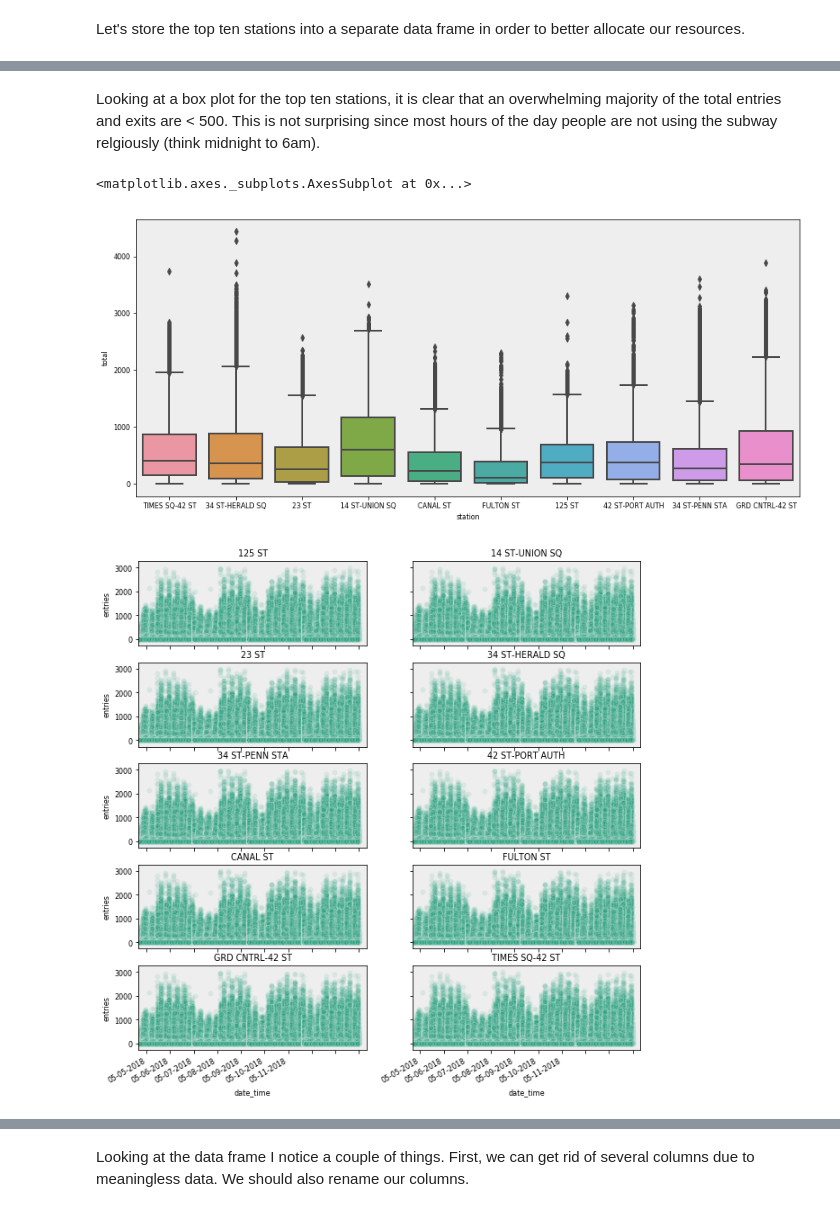
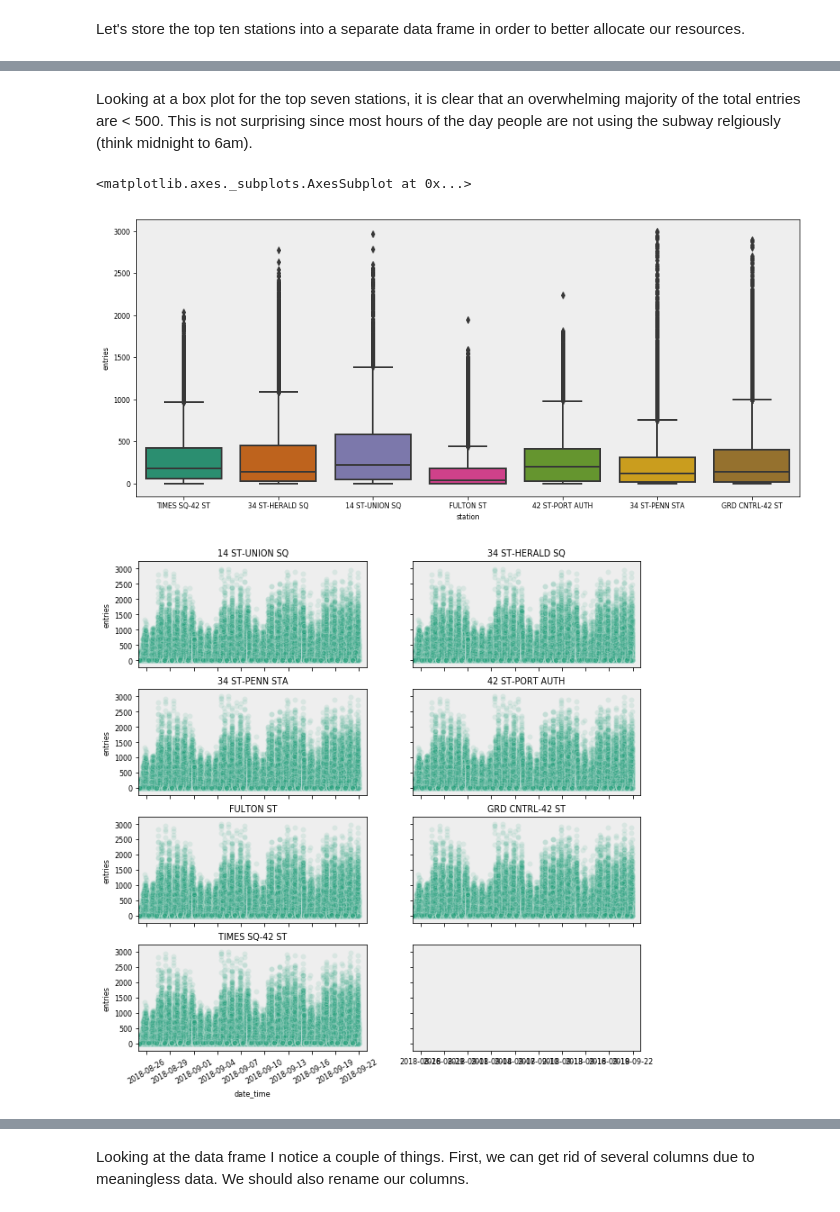
Before and after one commit to DimitriTheoharatos/ProjectBenson, a Jupyter notebook: MTA_EDA_Dimitri-v2.ipynb, the cells around one changed output, grey strips where cells are left out. Cells and saved outputs as stored; diff of their text form; code cells hidden in the pictures.

```diff
--- a/MTA_EDA_Dimitri-v2.ipynb
+++ b/MTA_EDA_Dimitri-v2.ipynb
@@ -237,15 +307,0 @@ In order to do this, we will need to convert the strings and times into a dateti
-# %%
-rcParams['figure.figsize'] = (10, 6)
-rcParams['font.size'] = 14
-
-
-ax = sns.scatterplot(combined_df.date_time, combined_df.entries, alpha=0.1)
-plt.xlim(pd.to_datetime('2018-08-25'),pd.to_datetime('2018-09-22'))
-
-#ax.set_xticklabels(['Week1','Week2','05-07-2018',\
-        #            '05-08-2018','05-09-2018','05-10-2018','05-11-2018'], \
-         #          rotation=90, ha="right")
-#plt.axvline(pd.to_datetime('05-07-2018 07:30:00'), 0, .5, color='r', linewidth = 0.9)
-#plt.axvline(pd.to_datetime('05-07-2018 13:00:00'), 0, .5, color='r', linewidth = 0.9)
-#plt.axvline(pd.to_datetime('05-07-2018 18:00:00'), 0, .5, color='r', linewidth = 0.9)
-#plt.axvline(pd.to_datetime('05-07-2018 22:00:00'), 0, .5, color='r', linewidth = 0.9)
@@ -254,0 +308,11 @@ plt.xlim(pd.to_datetime('2018-08-25'),pd.to_datetime('2018-09-22'))
+# %%
+rcParams['figure.figsize'] = (10, 6)
+rcParams['font.size'] = 10
+
+
+ax = sns.scatterplot(combined_df.date_time, combined_df.entries, alpha=0.1)
+plt.xlim(pd.to_datetime('2018-08-25'),pd.to_datetime('2018-09-22'))
+
+ax.set_xticklabels(['08/27','08/30','09/02','09/05','09/08', '09/11','09/14','09/17', '9/20'])
+
+plt.show()
@@ -257,4 +342,3 @@ Let's store the top ten stations into a separate data frame in order to better a
 # %%
-sorted_stations = grouped_by_station.sort_values(['total'],\
-                                                ascending = False)
-top_ten_stations = combined_df.loc[combined_df['station'].isin(sorted_stations.index[0:10].values)]
+sorted_stations = sorted_station_entries
+top_7_stations_df = combined_df.loc[combined_df['station'].isin(sorted_stations.index[0:7].values)]
@@ -275,27 +360,23 @@ Name: station, dtype: int64
 # %% [markdown]
-Looking at a box plot for the top ten stations, it is clear that an overwhelming majority of the total entries and exits are < 500.  This is not surprising since most hours of the day people are not using the subway relgiously (think midnight to 6am).
+Looking at a box plot for the top seven stations, it is clear that an overwhelming majority of the total entries are < 500.  This is not surprising since most hours of the day people are not using the subway relgiously (think midnight to 6am).
 # %%
 rcParams['figure.figsize'] = (14, 6)
 rcParams['font.size'] = 8
-sns.boxplot(top_ten_stations.station, top_ten_stations.total)
+sns.boxplot(top_7_stations_df.station, top_7_stations_df.entries)
 # %% [output]
 <matplotlib.axes._subplots.AxesSubplot at 0x...>
-[figure, old version]
+[figure, new version]
 # %%
 rcParams['font.size'] = 8
-figure, subplots = plt.subplots(5, 2, sharex=True, sharey=True, figsize = (10,10))
+figure, subplots = plt.subplots(4, 2, sharex=True, sharey=True, figsize = (10,10))
 subplots = np.ravel(subplots)
-for i, (name, df) in enumerate(top_ten_stations.groupby('station')):
-    sns.scatterplot(data=combined_df, x='date_time', y='entries', ax=subplots[i], alpha = 0.1)
-    subplots[i].set_xticklabels(['05-05-2018','05-06-2018','05-07-2018',\
-                    '05-08-2018','05-09-2018','05-10-2018','05-11-2018'], \
-                   rotation=30, ha="right")
+for i, (name, df) in enumerate(top_7_stations_df.groupby('station')):
+    sns.scatterplot(data=top_7_stations_df, x='date_time', y='entries', ax=subplots[i], alpha = 0.1)
+    subplots[i].set_xticklabels(['08/26','08/29','09/01','09/04','09/07', '09/10','09/13','09/16', '9/19','9/22' ],\
+                                  rotation=30)
     subplots[i].set_title(name)
 plt.xlim(pd.to_datetime('2018-08-25'),pd.to_datetime('2018-09-23'))
-
-
-#plt.xlim(pd.to_datetime('2018-05-05'),pd.to_datetime('2018-05-12'))
 plt.show()
 # %% [output]
-[figure, old version]
+[figure, new version]
 # %% [markdown]
```
Also changed, not shown: parts of 131 cells of this notebook.
